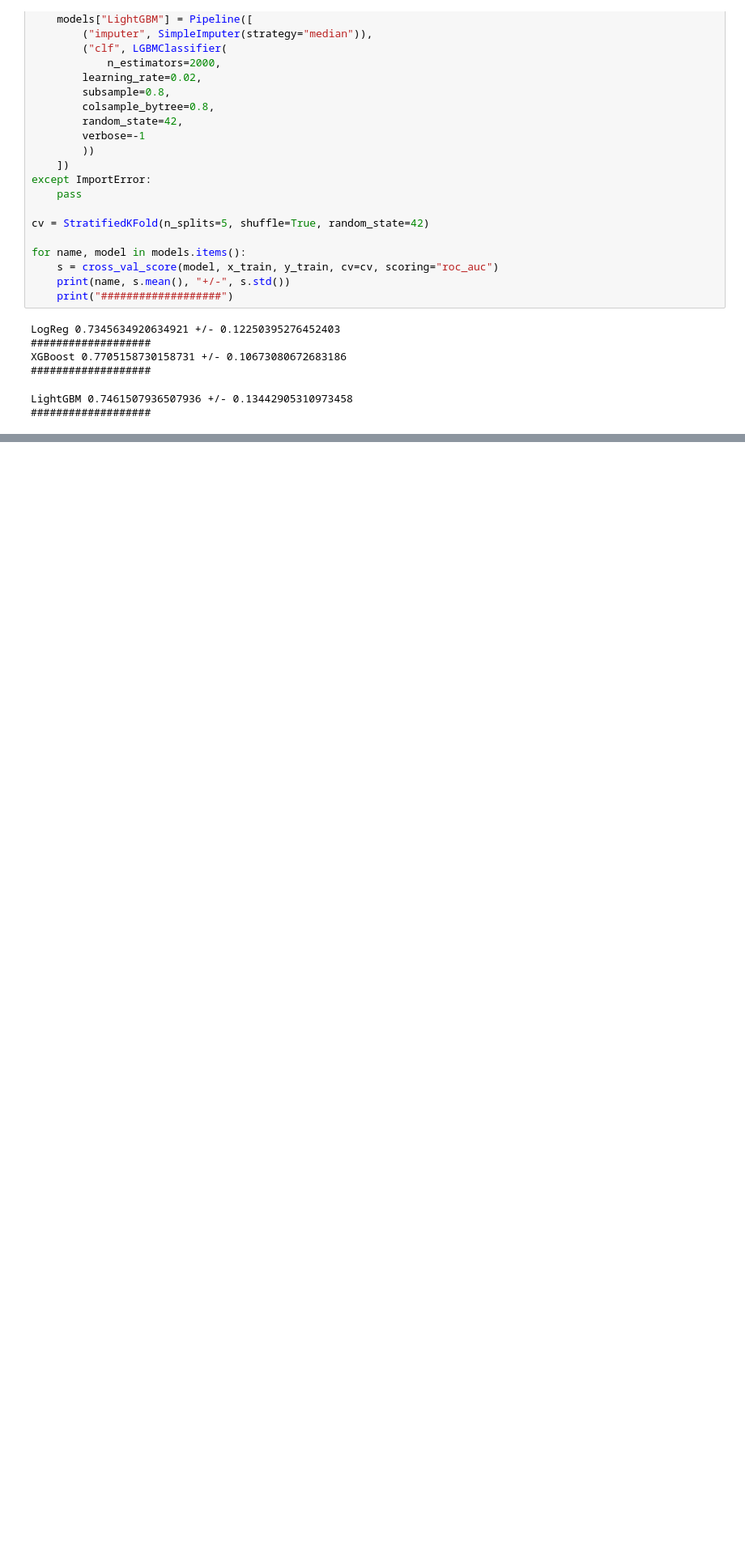
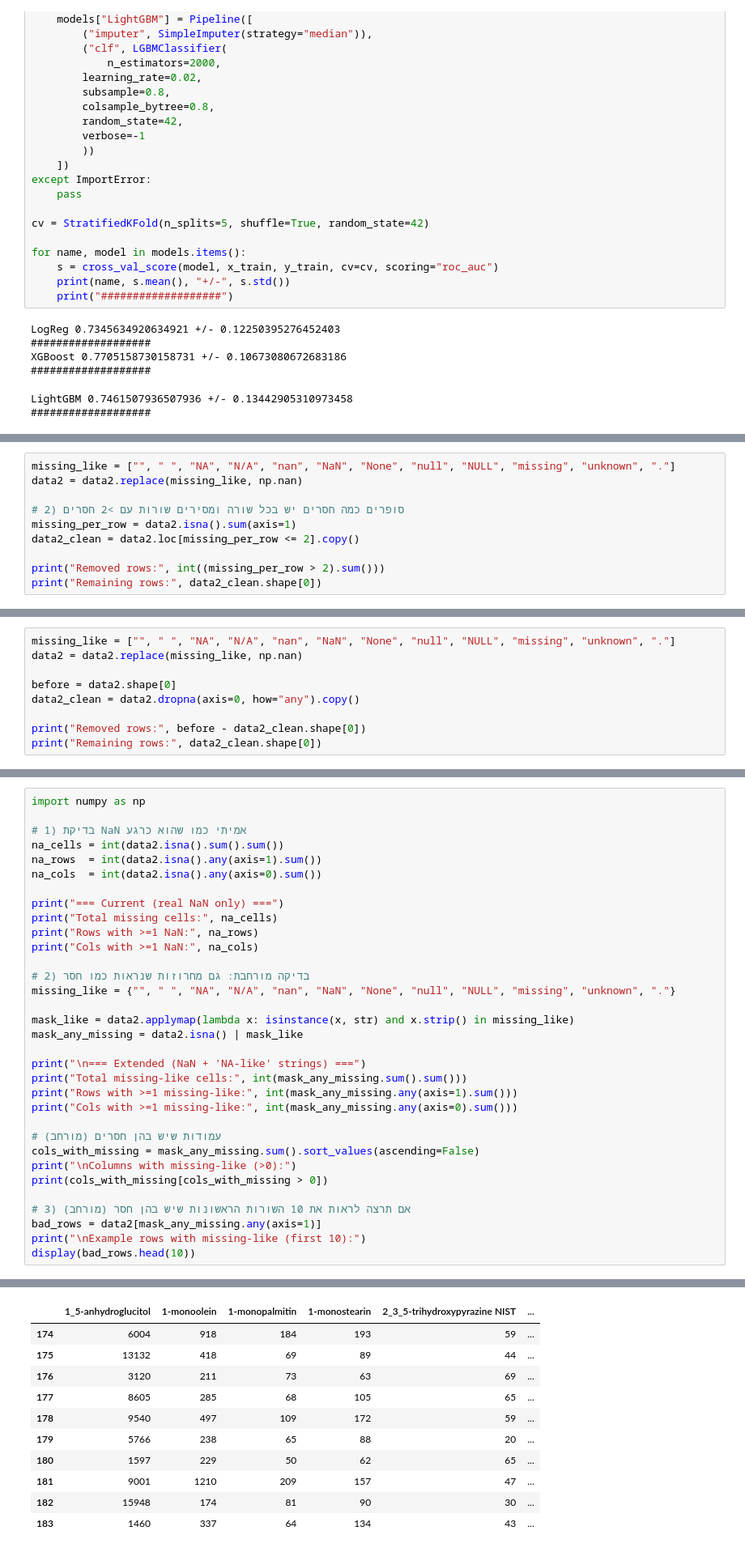
Before and after one commit to Tairsal/Lung-Cnacer-BLOOD-BIOMARKS-ML-, a Jupyter notebook: LUNG_CANCER_BLOOD_BIOMARKS.ipynb, the cells around one changed output, grey strips where cells are left out. Shown at 81% size. Saved outputs shown, nothing was run; the diff lists cells and outputs as text; blank space fills up the shorter version.

```diff
--- a/LUNG_CANCER_BLOOD_BIOMARKS.ipynb
+++ b/LUNG_CANCER_BLOOD_BIOMARKS.ipynb
@@ -656,0 +1249,10 @@ LightGBM 0.7461507936507936 +/- 0.13442905310973458
+# %%
+missing_like = ["", " ", "NA", "N/A", "nan", "NaN", "None", "null", "NULL", "missing", "unknown", "."]
+data2 = data2.replace(missing_like, np.nan)
+
+# 2) סופרים כמה חסרים יש בכל שורה ומסירים שורות עם >2 חסרים
+missing_per_row = data2.isna().sum(axis=1)
+data2_clean = data2.loc[missing_per_row <= 2].copy()
+
+print("Removed rows:", int((missing_per_row > 2).sum()))
+print("Remaining rows:", data2_clean.shape[0])
@@ -656,0 +1287,9 @@ LightGBM 0.7461507936507936 +/- 0.13442905310973458
+# %%
+missing_like = ["", " ", "NA", "N/A", "nan", "NaN", "None", "null", "NULL", "missing", "unknown", "."]
+data2 = data2.replace(missing_like, np.nan)
+
+before = data2.shape[0]
+data2_clean = data2.dropna(axis=0, how="any").copy()
+
+print("Removed rows:", before - data2_clean.shape[0])
+print("Remaining rows:", data2_clean.shape[0])
@@ -656,0 +1305,34 @@ LightGBM 0.7461507936507936 +/- 0.13442905310973458
+# %%
+import numpy as np
+
+# 1) בדיקת NaN אמיתי כמו שהוא כרגע
+na_cells = int(data2.isna().sum().sum())
+na_rows  = int(data2.isna().any(axis=1).sum())
+na_cols  = int(data2.isna().any(axis=0).sum())
+
+print("=== Current (real NaN only) ===")
+print("Total missing cells:", na_cells)
+print("Rows with >=1 NaN:", na_rows)
+print("Cols with >=1 NaN:", na_cols)
+
+# 2) בדיקה מורחבת: גם מחרוזות שנראות כמו חסר
+missing_like = {"", " ", "NA", "N/A", "nan", "NaN", "None", "null", "NULL", "missing", "unknown", "."}
+
+mask_like = data2.applymap(lambda x: isinstance(x, str) and x.strip() in missing_like)
+mask_any_missing = data2.isna() | mask_like
+
+print("\n=== Extended (NaN + 'NA-like' strings) ===")
+print("Total missing-like cells:", int(mask_any_missing.sum().sum()))
+print("Rows with >=1 missing-like:", int(mask_any_missing.any(axis=1).sum()))
+print("Cols with >=1 missing-like:", int(mask_any_missing.any(axis=0).sum()))
+
+# עמודות שיש בהן חסרים (מורחב)
+cols_with_missing = mask_any_missing.sum().sort_values(ascending=False)
+print("\nColumns with missing-like (>0):")
+print(cols_with_missing[cols_with_missing > 0])
+
+# 3) אם תרצה לראות את 10 השורות הראשונות שיש בהן חסר (מורחב)
+bad_rows = data2[mask_any_missing.any(axis=1)]
+print("\nExample rows with missing-like (first 10):")
+display(bad_rows.head(10))
+# %% [output]
@@ -656,0 +1357,11 @@ LightGBM 0.7461507936507936 +/- 0.13442905310973458
+|  | 1_5-anhydroglucitol | 1-monoolein | 1-monopalmitin | 1-monostearin | 2_3_5-trihydroxypyrazine NIST | ... |
+| 174 | 6004 | 918 | 184 | 193 | 59 | ... |
+| 175 | 13132 | 418 | 69 | 89 | 44 | ... |
+| 176 | 3120 | 211 | 73 | 63 | 69 | ... |
+| 177 | 8605 | 285 | 68 | 105 | 65 | ... |
+| 178 | 9540 | 497 | 109 | 172 | 59 | ... |
+| 179 | 5766 | 238 | 65 | 88 | 20 | ... |
+| 180 | 1597 | 229 | 50 | 62 | 65 | ... |
+| 181 | 9001 | 1210 | 209 | 157 | 47 | ... |
+| 182 | 15948 | 174 | 81 | 90 | 30 | ... |
+| 183 | 1460 | 337 | 64 | 134 | 43 | ... |
```
Also changed, not shown: parts of 56 cells of this notebook.
